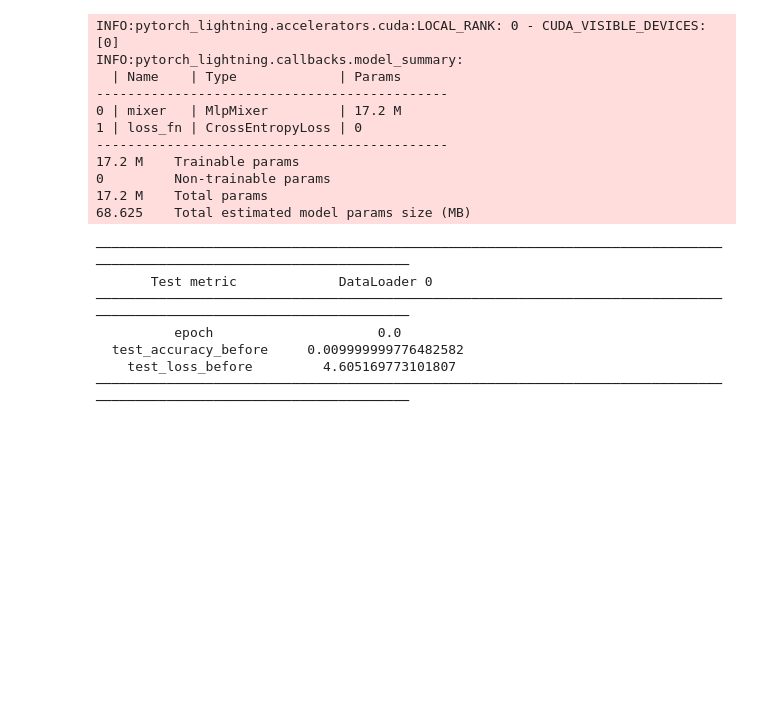
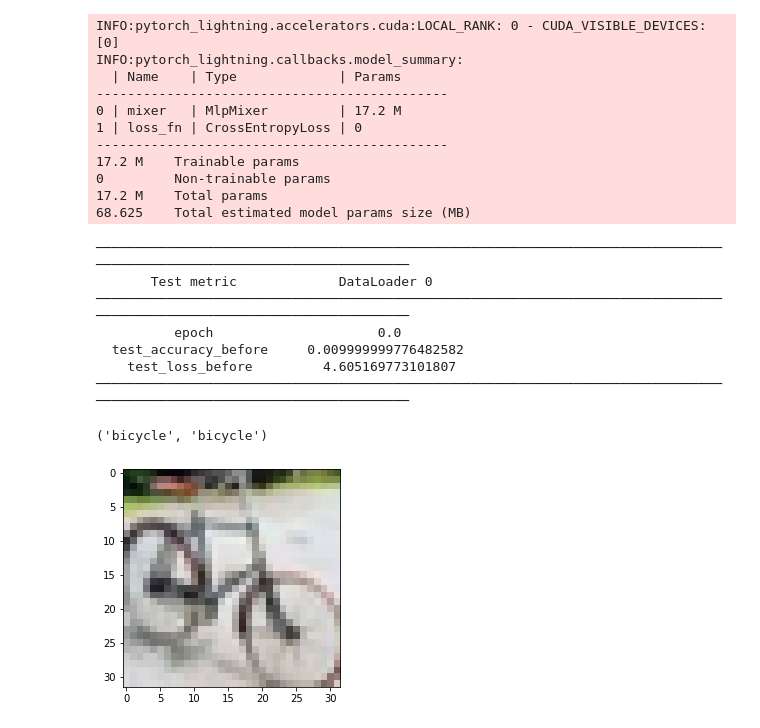
Before and after one commit to MatteoGioia/ViT2MLPMixerKD, a Jupyter notebook: ViT2MLPKD.ipynb, the cells around one changed output. Saved outputs shown, nothing was run; the diff lists cells and outputs as text; code cells hidden in the pictures; blank space fills up the shorter version.

```diff
--- a/ViT2MLPKD.ipynb
+++ b/ViT2MLPKD.ipynb
@@ -489,8 +481,9 @@ class DistillDataset(torch.utils.data.Dataset):
 #@title Train/Validation split
 val_perc : float = 0.15 #@param{type:"number"}
 dataset = DistillDataset(cifar100_train,
-                         "teacher_labels",teacher_model=teacher,
-                         teacher_extractor = feature_extractor
+                         "teacher_labels/",
+                         #teacher_model=teacher,
+                         #teacher_extractor = feature_extractor
                          )
 train_len = int((1-val_perc) * len(dataset))
 val_len = len(dataset) - train_len
@@ -556,11 +546,21 @@ Syncing run breezy-forest-11 to Weights & Biases (docs)
 # %%
 #@title Train the student
 epochs : int = 60 #@param{type:"integer"}
+
+# checkpoint to save the model with the best validation loss
+checkpoint = callbacks.ModelCheckpoint("checkpoints/",
+                                       monitor="val_loss",
+                                       mode="min")
+
+# definition of the triner
 trainer = pl.Trainer(max_epochs=epochs,
                      accelerator=device,
-                     logger=logger
+                     logger=logger,
+                     callbacks=[checkpoint]
                      )
-logger.watch(student) #TODO don't know how to see this
+
+# training
+logger.watch(student)
 trainer.test(datamodule=datamodule,model = student) #test before training
 trainer.fit(datamodule=datamodule,model = student) #trainng
 trainer.test(datamodule=datamodule,model = student) #test after training
@@ -590,12 +590,21 @@ INFO:pytorch_lightning.callbacks.model_summary:
   test_accuracy_before     0.009999999776482582
     test_loss_before         4.605169773101807
 ────────────────────────────────────────────────────────────────────────────────────────────────────────────────────────
+# %%
+#@title Load a model from checkpoint
+checkpoint_path : str = "last_checkpoint" #@param{type:"string"}
+if checkpoint_path == "last_checkpoint":
+    checkpoint_path = checkpoint.best_model_path
+loaded_student = LitMixer.load_from_checkpoint(checkpoint_path)
 # %%
 #@title Test qualitative results {run : 'auto'}
-datapoint_number = 26 #@param{type : "integer"}
+datapoint_number = 27 #@param{type : "integer"}
 image, gt = cifar100_test[datapoint_number]
 image_pixels = torchvision.transforms.functional.to_pil_image(image)
 plt.imshow(image_pixels)
-pr = student.mixer(image.unsqueeze(0).float())
+pr = loaded_student.mixer(image.unsqueeze(0).float())
 #print(pr)
 dataset.dataset.classes[gt],  dataset.dataset.classes[pr.argmax().item()]
+# %% [output]
+('bicycle', 'bicycle')
+[figure, added]
```
Also changed, not shown: parts of 6 cells of this notebook.
